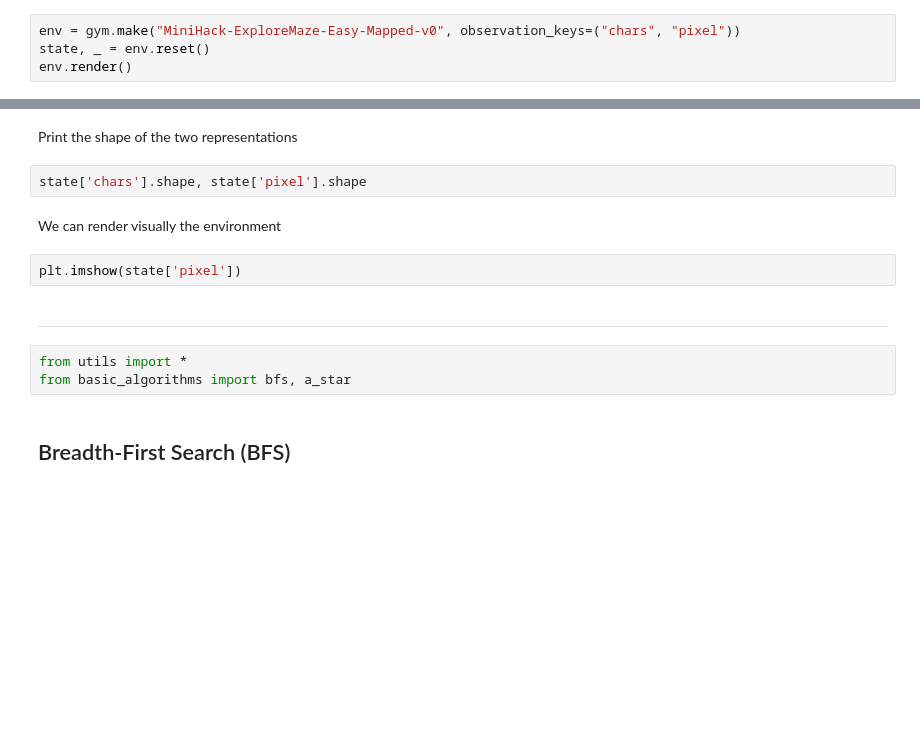
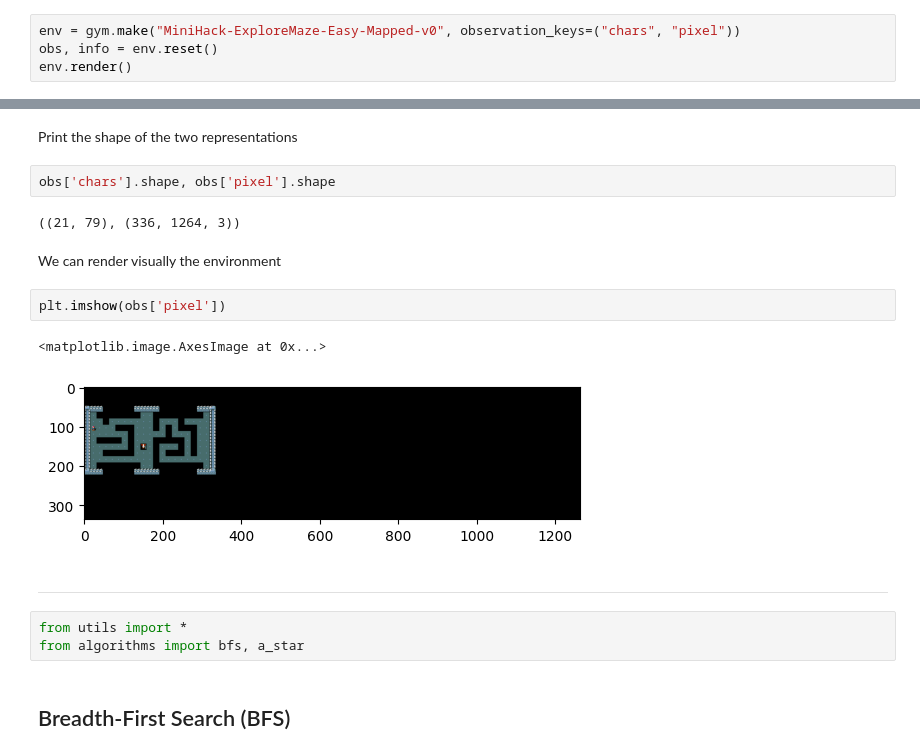
Before and after one commit to Alexthw46/AIF, a Jupyter notebook: HandsOn-Search.ipynb, the cells around one changed output, grey strips where cells are left out. Drawn from its saved outputs; the diff is of its cells as text; blank space fills up the shorter version.

```diff
--- a/HandsOn-Search.ipynb
+++ b/HandsOn-Search.ipynb
@@ -44,5 +177,5 @@ In our case we will consider only two representations:
 - _pixel_: stores the 3 channel informations to render visually the environment
 # %%
 env = gym.make("MiniHack-ExploreMaze-Easy-Mapped-v0", observation_keys=("chars", "pixel"))
-state, _ = env.reset()
+obs, info = env.reset()
 env.render()
@@ -49,16 +200,21 @@ env.render()
 # %% [markdown]
 Print the shape of the two representations
 # %%
-state['chars'].shape, state['pixel'].shape
+obs['chars'].shape, obs['pixel'].shape
+# %% [output]
+((21, 79), (336, 1264, 3))
 # %% [markdown]
 We can render visually the environment
 # %%
-plt.imshow(state['pixel'])
+plt.imshow(obs['pixel'])
+# %% [output]
+<matplotlib.image.AxesImage at 0x...>
+[figure, added]
 # %% [markdown]
 ---
 # %%
 from utils import *
-from basic_algorithms import bfs, a_star
+from algorithms import bfs, a_star
 # %% [markdown]
 ## Breadth-First Search (BFS)
 # %% [markdown]
```
Also changed, not shown: parts of 61 cells of this notebook.
